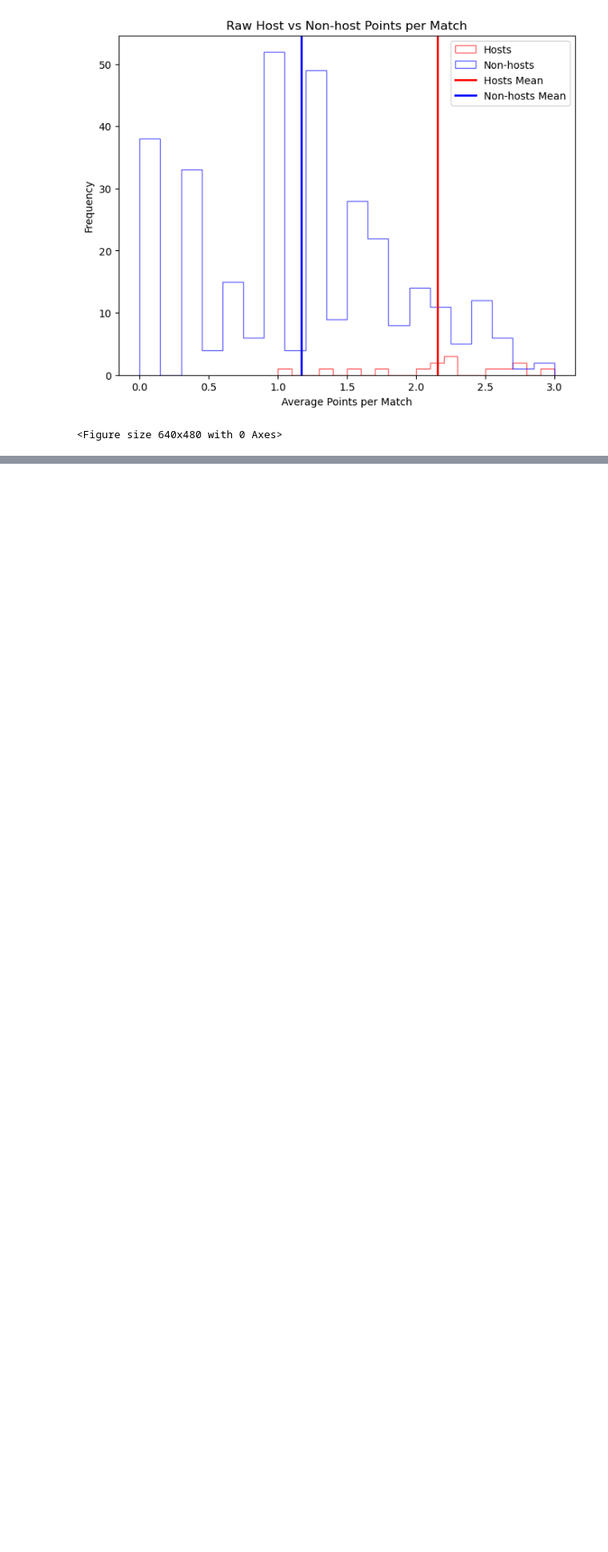
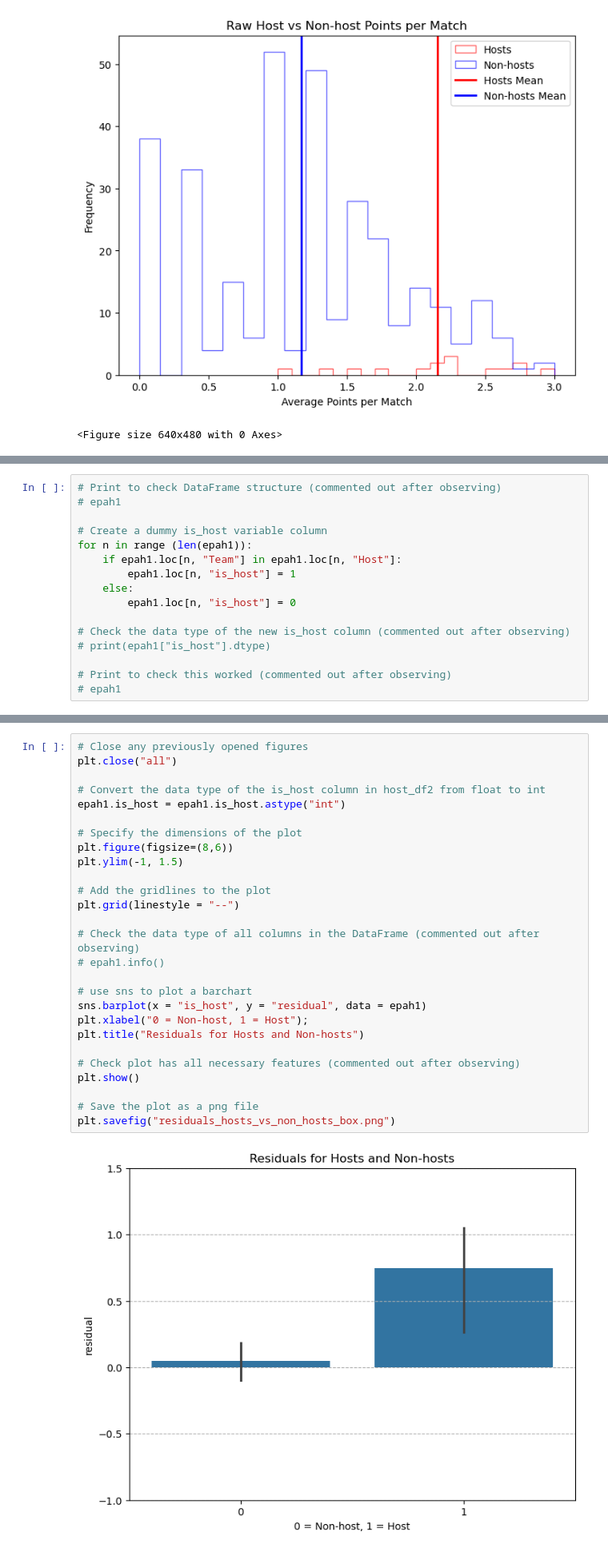
Before and after one commit to mimiphe/BEE2041-FinalProject, a Jupyter notebook: Data_Scraping.ipynb, the cells around one changed output, grey strips where cells are left out. Shown at 80% size. Drawn from its saved outputs; the diff is of its cells as text; blank space fills up the shorter version.

Commit message:
Created a dummy variable, residual term and interaction term Created two graphs for residual term and replotted scatter graph with split lines of best fit Ran regression analysis

```diff
--- a/Data_Scraping.ipynb
+++ b/Data_Scraping.ipynb
@@ -1194,0 +1220,16 @@ plt.savefig("raw_host_vs_non_host_points_per_match.png")
+# %%
+# Print to check DataFrame structure (commented out after observing)
+# epah1
+
+# Create a dummy is_host variable column
+for n in range (len(epah1)):
+    if epah1.loc[n, "Team"] in epah1.loc[n, "Host"]:
+        epah1.loc[n, "is_host"] = 1
+    else:
+        epah1.loc[n, "is_host"] = 0
+
+# Check the data type of the new is_host column (commented out after observing)
+# print(epah1["is_host"].dtype)
+
+# Print to check this worked (commented out after observing)
+# epah1
@@ -1194,0 +1268,29 @@ plt.savefig("raw_host_vs_non_host_points_per_match.png")
+# %%
+# Close any previously opened figures
+plt.close("all")
+
+# Convert the data type of the is_host column in host_df2 from float to int
+epah1.is_host = epah1.is_host.astype("int")
+
+# Specify the dimensions of the plot
+plt.figure(figsize=(8,6))
+plt.ylim(-1, 1.5)
+
+# Add the gridlines to the plot
+plt.grid(linestyle = "--")
+
+# Check the data type of all columns in the DataFrame (commented out after observing)
+# epah1.info()
+
+# use sns to plot a barchart
+sns.barplot(x = "is_host", y = "residual", data = epah1)
+plt.xlabel("0 = Non-host, 1 = Host");
+plt.title("Residuals for Hosts and Non-hosts")
+
+# Check plot has all necessary features (commented out after observing)
+plt.show()
+
+# Save the plot as a png file
+plt.savefig("residuals_hosts_vs_non_hosts_box.png")
+# %% [output]
+[figure, added]
```
Also changed, not shown: parts of 21 cells of this notebook.
